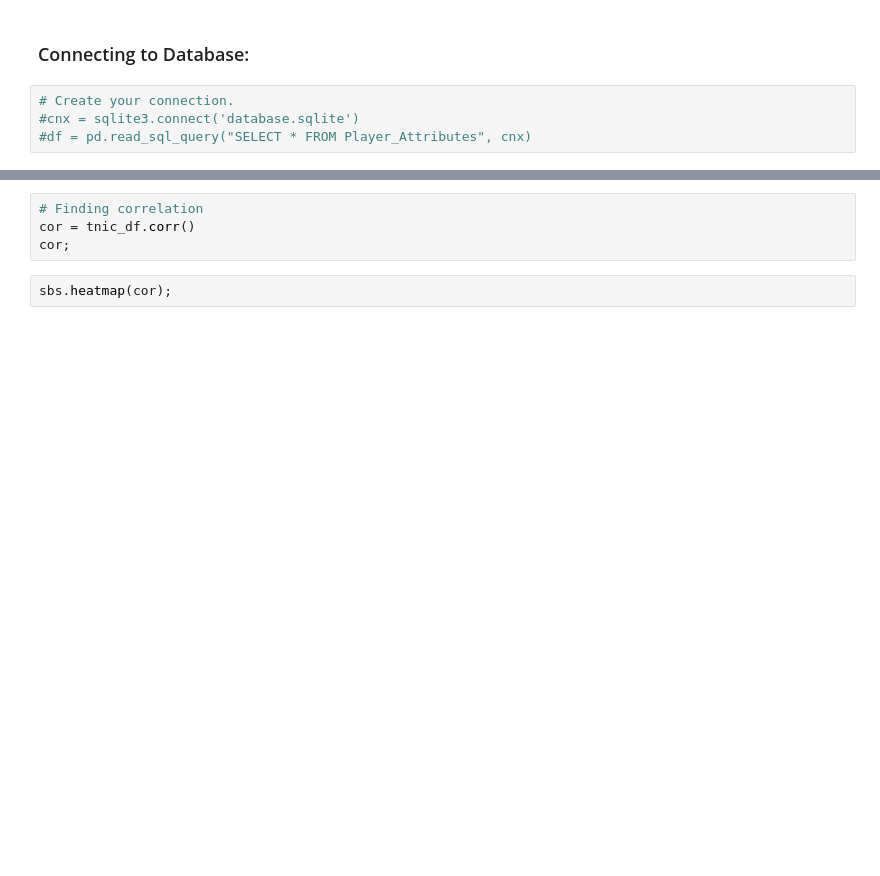
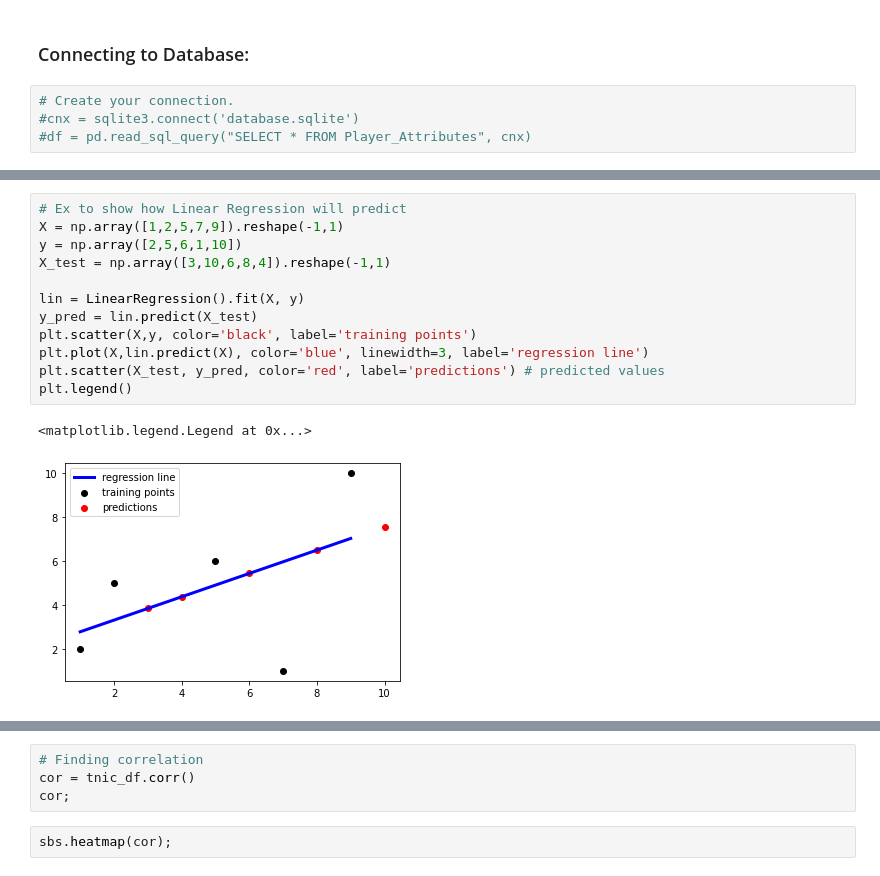
Before and after one commit to VeenaKGit/Knowledge, a Jupyter notebook: Scikit Tutorial.ipynb, the cells around one changed output, grey strips where cells are left out. Drawn from its saved outputs; the diff is of its cells as text; blank space fills up the shorter version.

Commit message:
updated notebooks and images

```diff
--- a/Scikit Tutorial.ipynb
+++ b/Scikit Tutorial.ipynb
@@ -1017,0 +1159,15 @@ array([0.        , 0.        , 0.        , 0.        , 0.        ,
+# %%
+# Ex to show how Linear Regression will predict
+X = np.array([1,2,5,7,9]).reshape(-1,1)
+y = np.array([2,5,6,1,10])
+X_test = np.array([3,10,6,8,4]).reshape(-1,1)
+
+lin = LinearRegression().fit(X, y)
+y_pred = lin.predict(X_test)
+plt.scatter(X,y, color='black', label='training points')
+plt.plot(X,lin.predict(X), color='blue', linewidth=3, label='regression line')
+plt.scatter(X_test, y_pred, color='red', label='predictions') # predicted values
+plt.legend()
+# %% [output]
+<matplotlib.legend.Legend at 0x...>
+[figure, added]
```
Also changed, not shown: parts of 34 cells of this notebook, 28 other files.
